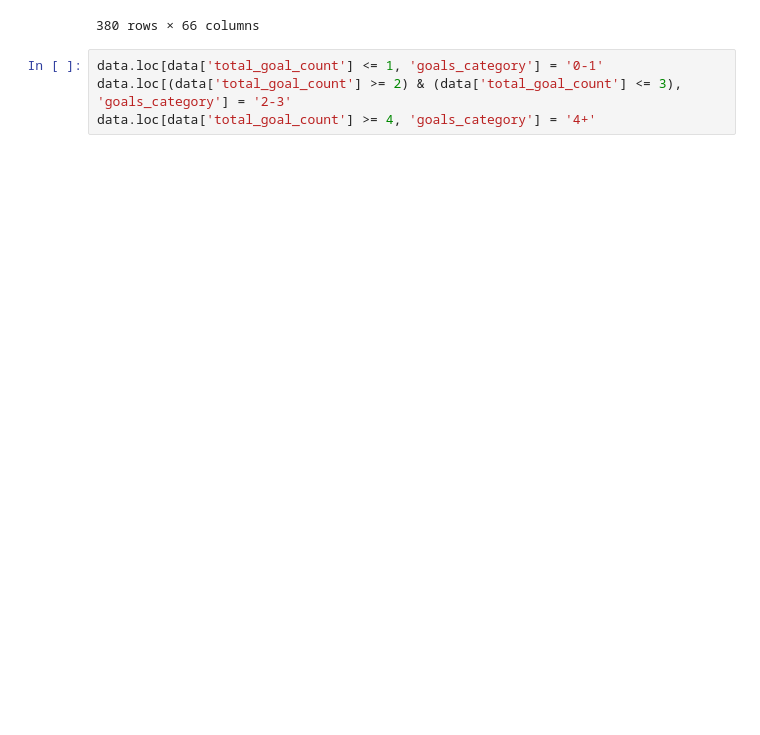
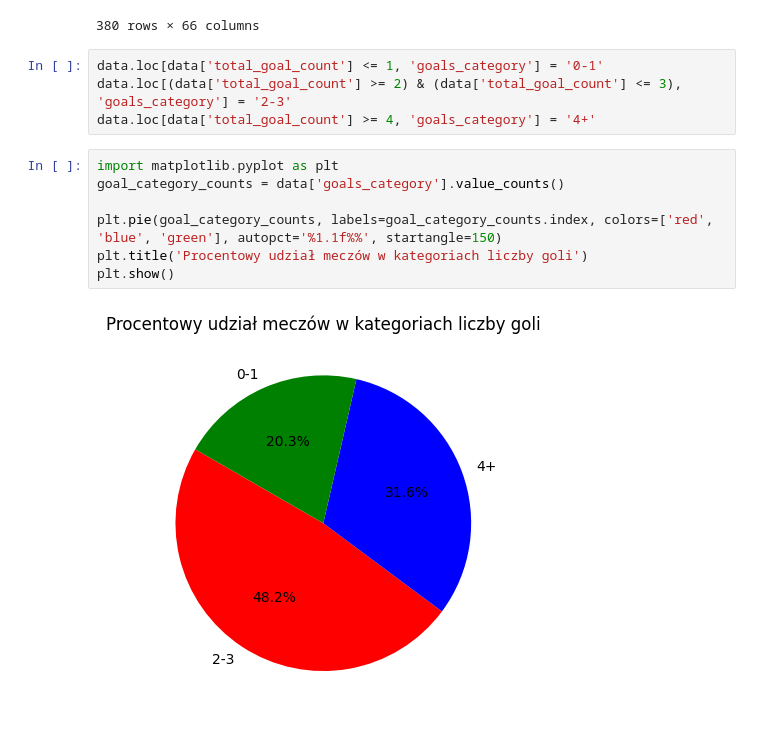
Before and after one commit to Jakub-Gulak/data-analysis-premier-league-matches, a Jupyter notebook: notebooks/analysis.ipynb, the cells around one changed output. Cells and saved outputs as stored; diff of their text form; blank space fills up the shorter version.

Commit message:
Add matplotlib, calculate category_counts and create pie plot

```diff
--- a/notebooks/analysis.ipynb
+++ b/notebooks/analysis.ipynb
@@ -20,3 +20,12 @@ data
 data.loc[data['total_goal_count'] <= 1, 'goals_category'] = '0-1'
 data.loc[(data['total_goal_count'] >= 2) & (data['total_goal_count'] <= 3), 'goals_category'] = '2-3'
 data.loc[data['total_goal_count'] >= 4, 'goals_category'] = '4+'
+# %%
+import matplotlib.pyplot as plt
+goal_category_counts = data['goals_category'].value_counts()
+
+plt.pie(goal_category_counts, labels=goal_category_counts.index, colors=['red', 'blue', 'green'], autopct='%1.1f%%', startangle=150)
+plt.title('Procentowy udział meczów w kategoriach liczby goli')
+plt.show()
+# %% [output]
+[figure, added]
```
